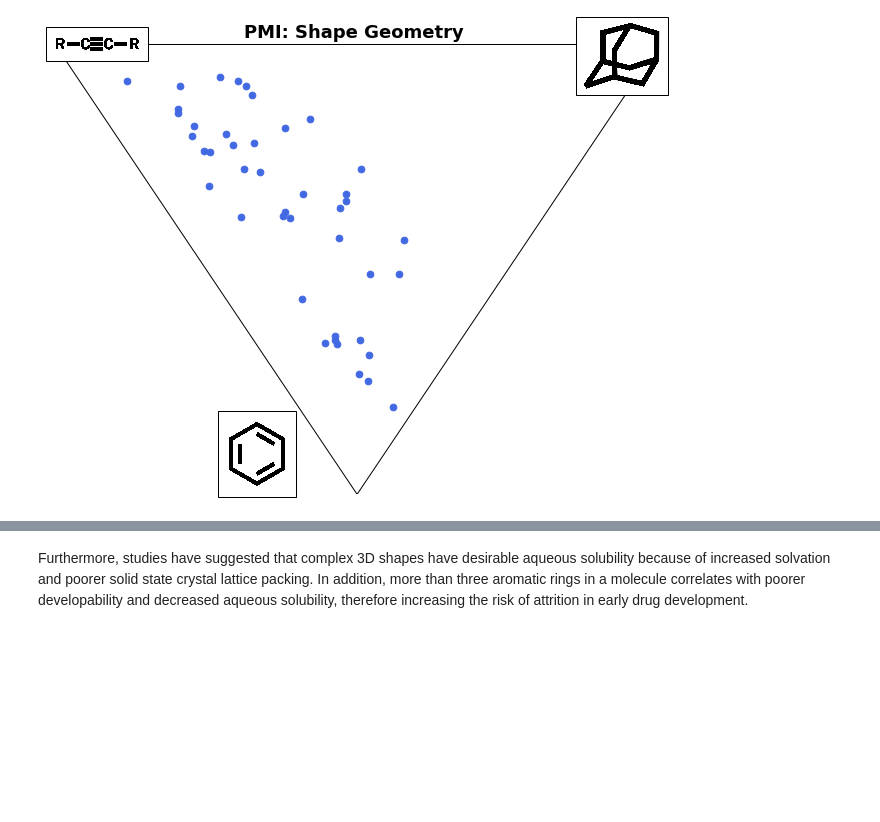
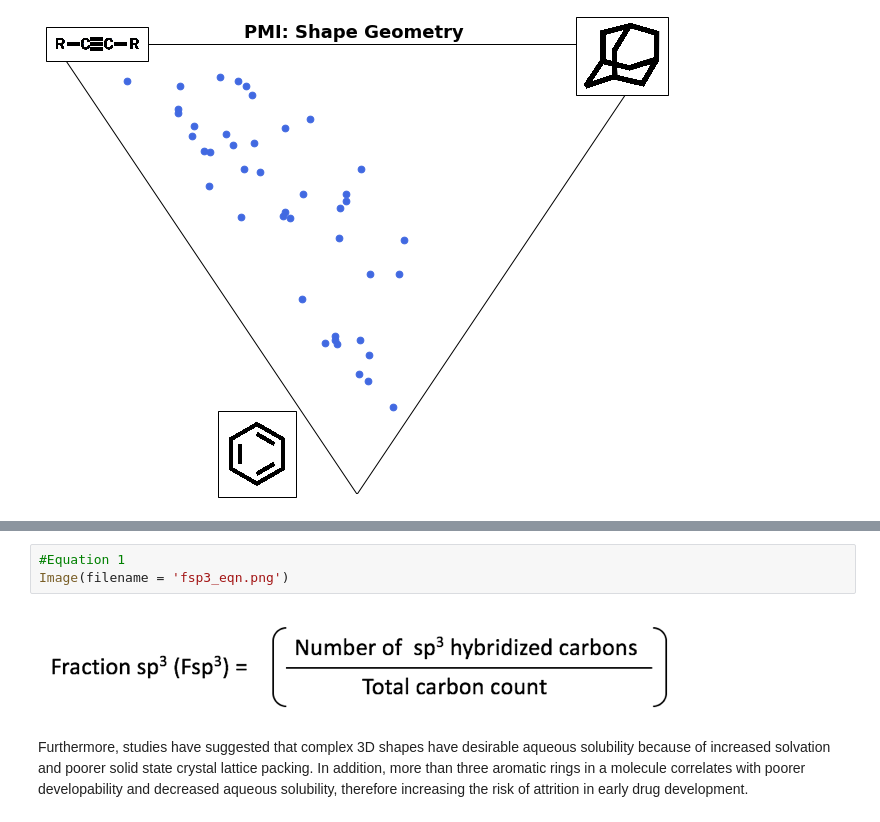
Before and after one commit to bobbytonylowe/PhD-Compound-Analysis, a Jupyter notebook: PhD analysis.ipynb, the cells around one changed output, grey strips where cells are left out. Saved outputs shown, nothing was run; the diff lists cells and outputs as text; blank space fills up the shorter version.

```diff
--- a/PhD analysis.ipynb
+++ b/PhD analysis.ipynb
@@ -342,6 +342,11 @@ There has now been increased interest in the degree of three-dimensional (3D) sh
 
 #### _Equation 1_
 <img src='fsp3_eqn.png'>
+# %%
+#Equation 1
+Image(filename = 'fsp3_eqn.png')
+# %% [output]
+[figure, added]
 # %% [markdown]
 Furthermore, studies have suggested that complex 3D shapes have desirable aqueous solubility because of increased solvation and poorer solid state crystal lattice packing. In addition, more than three aromatic rings in a molecule correlates with poorer developability and decreased aqueous solubility, therefore increasing the risk of attrition in early drug development.
 # %% [markdown]
```
